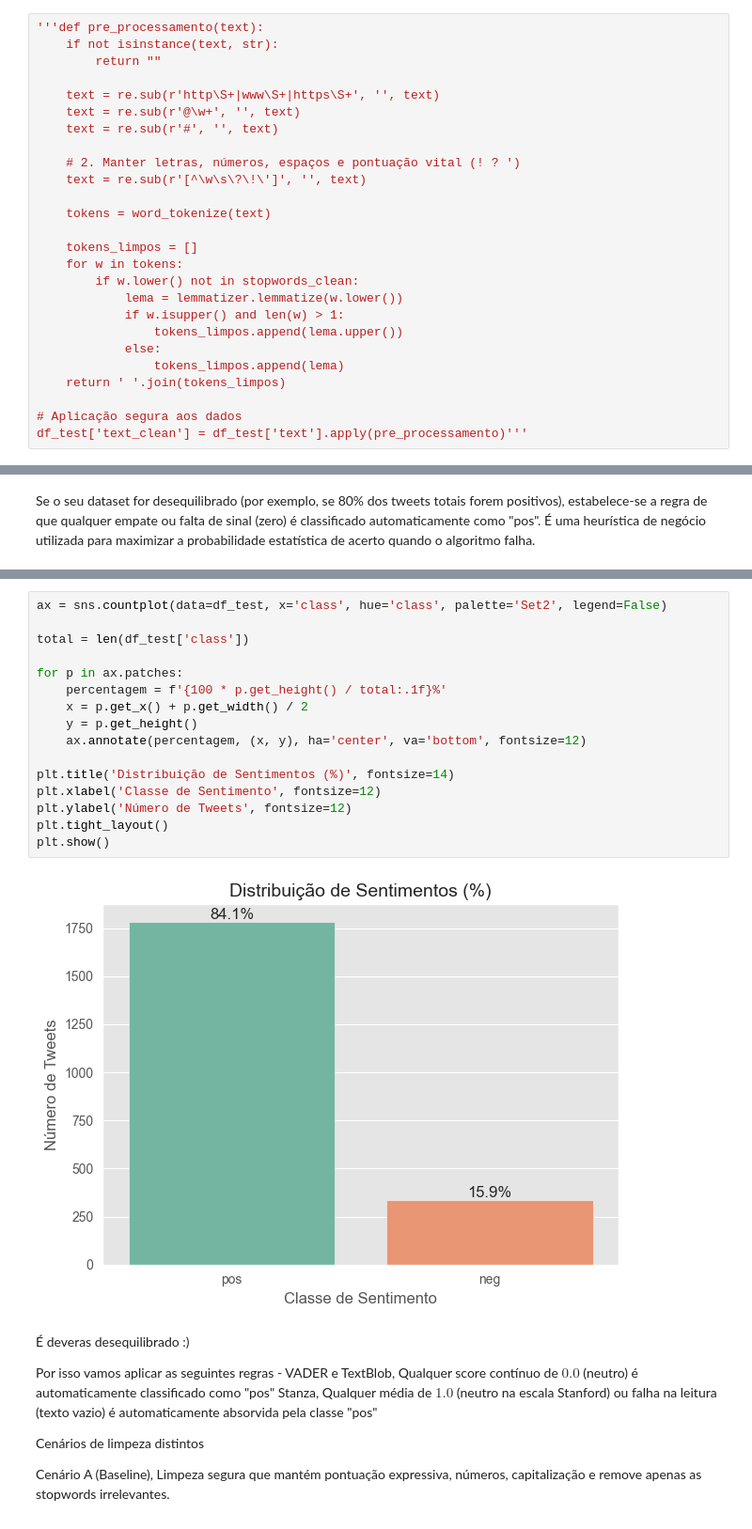
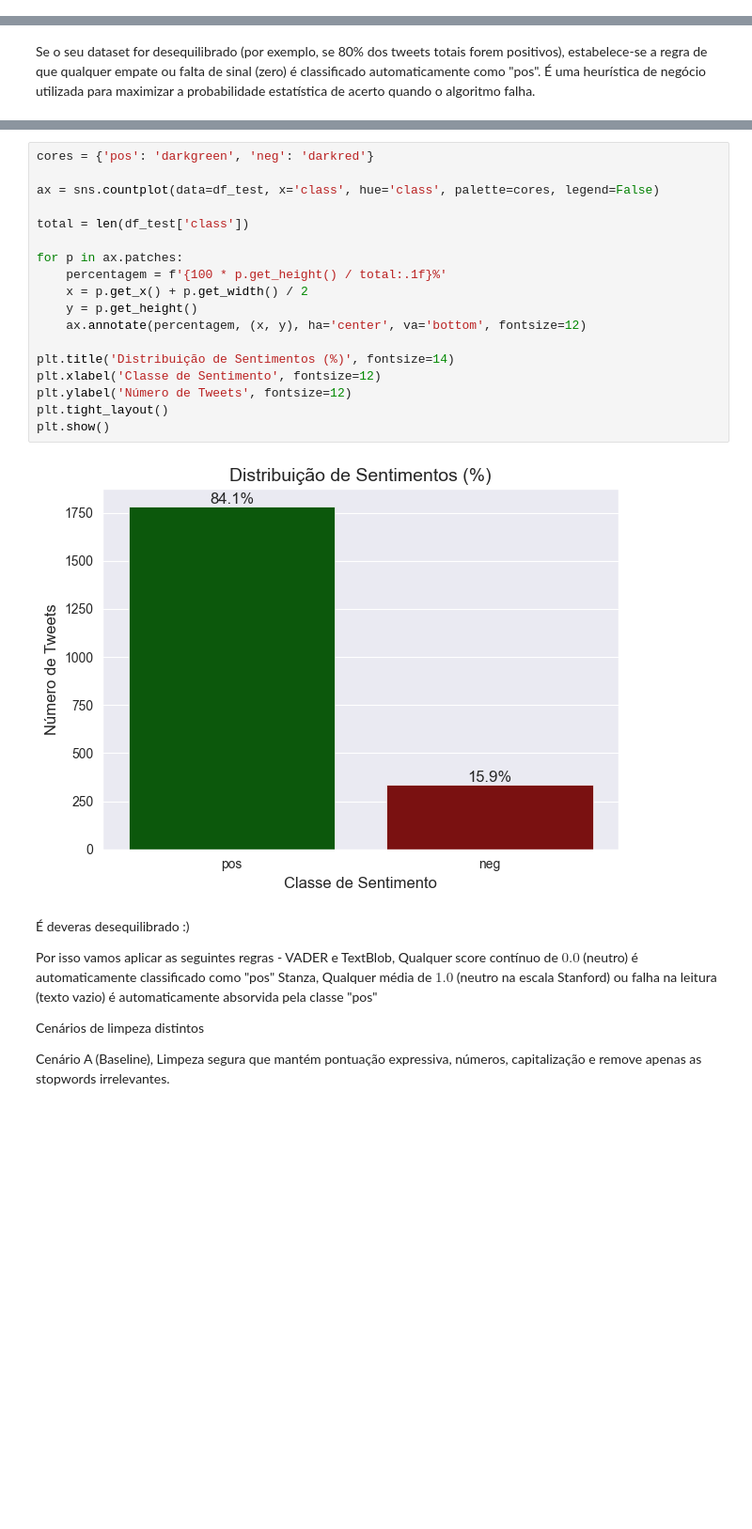
Before and after one commit to fernandorocha23/text_mining, a Jupyter notebook: project/Início.ipynb, the cells around one changed output, grey strips where cells are left out. Shown at 94% size. Cells and saved outputs as stored; diff of their text form; blank space fills up the shorter version.

```diff
--- a/project/Início.ipynb
+++ b/project/Início.ipynb
@@ -100,29 +90,3 @@ Aplicar lematização para reduzir as palavras à sua forma base, facilitando o
 STANZA - ele considera alguns stopwords relevantes como "but" etc. Não retirar.
 VADER - consegue ler emojis #utilizando a biblioteca emoji para transformar "I love this 😭" em "I love this :loudly_crying_face:"
 TextBlob - não diferencia maiúsculas de minúsculas no seu cálculo de polaridade, mas o VADER usa isso como um multiplicador.
-# %%
-'''def pre_processamento(text):
-    if not isinstance(text, str):
-        return ""
-
-    text = re.sub(r'http\S+|www\S+|https\S+', '', text)
-    text = re.sub(r'@\w+', '', text)
-    text = re.sub(r'#', '', text)
-
-    # 2. Manter letras, números, espaços e pontuação vital (! ? ')
-    text = re.sub(r'[^\w\s\?\!\']', '', text)
-
-    tokens = word_tokenize(text)
-
-    tokens_limpos = []
-    for w in tokens:
-        if w.lower() not in stopwords_clean:
-            lema = lemmatizer.lemmatize(w.lower())
-            if w.isupper() and len(w) > 1:
-                tokens_limpos.append(lema.upper())
-            else:
-                tokens_limpos.append(lema)
-    return ' '.join(tokens_limpos)
-
-# Aplicação segura aos dados
-df_test['text_clean'] = df_test['text'].apply(pre_processamento)'''
@@ -139,21 +97,23 @@ Se o seu dataset for desequilibrado (por exemplo, se 80% dos tweets totais forem
 # %%
-ax = sns.countplot(data=df_test, x='class', hue='class', palette='Set2', legend=False)
+cores = {'pos': 'darkgreen', 'neg': 'darkred'}
+
+ax = sns.countplot(data=df_test, x='class', hue='class', palette=cores, legend=False)
 
 total = len(df_test['class'])
 
 for p in ax.patches:
     percentagem = f'{100 * p.get_height() / total:.1f}%'
     x = p.get_x() + p.get_width() / 2
     y = p.get_height()
     ax.annotate(percentagem, (x, y), ha='center', va='bottom', fontsize=12)
 
 plt.title('Distribuição de Sentimentos (%)', fontsize=14)
 plt.xlabel('Classe de Sentimento', fontsize=12)
 plt.ylabel('Número de Tweets', fontsize=12)
 plt.tight_layout()
 plt.show()
 # %% [output]
-[figure, old version]
+[figure, new version]
 # %% [markdown]
 É deveras desequilibrado :)
 
```
Also changed, not shown: parts of 57 cells of this notebook, 6 other files.
